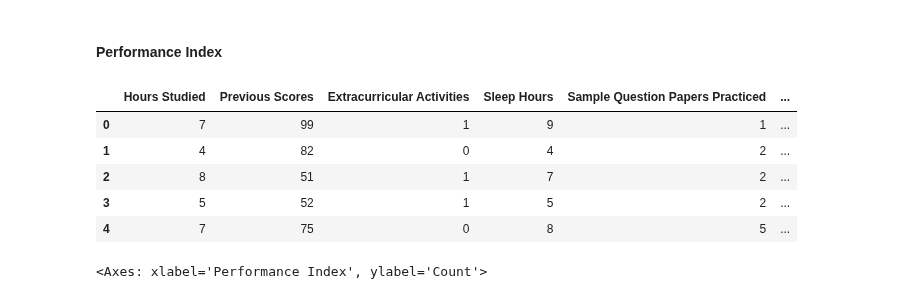
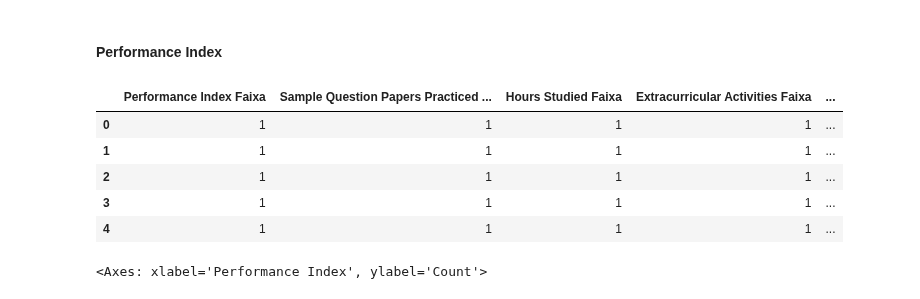
Before and after one commit to ICEI-PUC-Minas-PPL-CDIA/ppl-cd-pcd-sist-int-2024-1-sleepresearch-2024-1, a Jupyter notebook: src/Conversao_dados.ipynb, the cells around one changed output. Drawn from its saved outputs; the diff is of its cells as text; code cells hidden in the pictures.

```diff
--- a/src/Conversao_dados.ipynb
+++ b/src/Conversao_dados.ipynb
@@ -208,21 +208,25 @@ performance_data.head()
 | 4 | 7 | 75 | 0 | 8 | 5 | ... |
 # %% [markdown]
 #### Performance Index
-# %%
-performance_data.loc[performance_data['Performance Index'] <= 20, 'Performance Index'] = 1
-performance_data.loc[(performance_data['Performance Index'] > 20) & (performance_data['Performance Index'] <= 40), 'Performance Index'] = 2
-performance_data.loc[(performance_data['Performance Index'] > 40) & (performance_data['Performance Index'] <= 60), 'Performance Index'] = 3
-performance_data.loc[(performance_data['Performance Index'] > 60) & (performance_data['Performance Index'] <= 80), 'Performance Index'] = 4
-performance_data.loc[performance_data['Performance Index'] > 80, 'Performance Index'] = 5
+# %%
+bins = [0, 50, 80, 100]
+labels = [1,2,3]
+performance_data['Performance Index Faixa'] = pd.cut(performance_data['Performance Index'], bins=bins, labels=labels, right=False)
+df = performance_data
+# %%
+df['Sample Question Papers Practiced Faixa'] = pd.cut(performance_data['Sample Question Papers Practiced'], bins=bins, labels=labels, right=False)
+df['Hours Studied Faixa'] = pd.cut(performance_data['Hours Studied'], bins=bins, labels=labels, right=False)
+df['Extracurricular Activities Faixa'] = pd.cut(performance_data['Extracurricular Activities'], bins=bins, labels=labels, right=False)
+df['Sleep Hours Faixa'] = pd.cut(performance_data['Sleep Hours'], bins=bins, labels=labels, right=False)
 # %%
-performance_data.head()
+df.head()
 # %% [output]
-|  | Hours Studied | Previous Scores | Extracurricular Activities | Sleep Hours | Sample Question Papers Practiced | ... |
-| 0 | 7 | 99 | 1 | 9 | 1 | ... |
-| 1 | 4 | 82 | 0 | 4 | 2 | ... |
-| 2 | 8 | 51 | 1 | 7 | 2 | ... |
-| 3 | 5 | 52 | 1 | 5 | 2 | ... |
-| 4 | 7 | 75 | 0 | 8 | 5 | ... |
+|  | Performance Index Faixa | Sample Question Papers Practiced ... | Hours Studied Faixa | Extracurricular Activities Faixa | ... |
+| 0 | 1 | 1 | 1 | 1 | ... |
+| 1 | 1 | 1 | 1 | 1 | ... |
+| 2 | 1 | 1 | 1 | 1 | ... |
+| 3 | 1 | 1 | 1 | 1 | ... |
+| 4 | 1 | 1 | 1 | 1 | ... |
 # %%
 sns.histplot(performance_data['Performance Index'])
 # %% [output]
```
Also changed, not shown: parts of 12 cells of this notebook, 4 other files.
